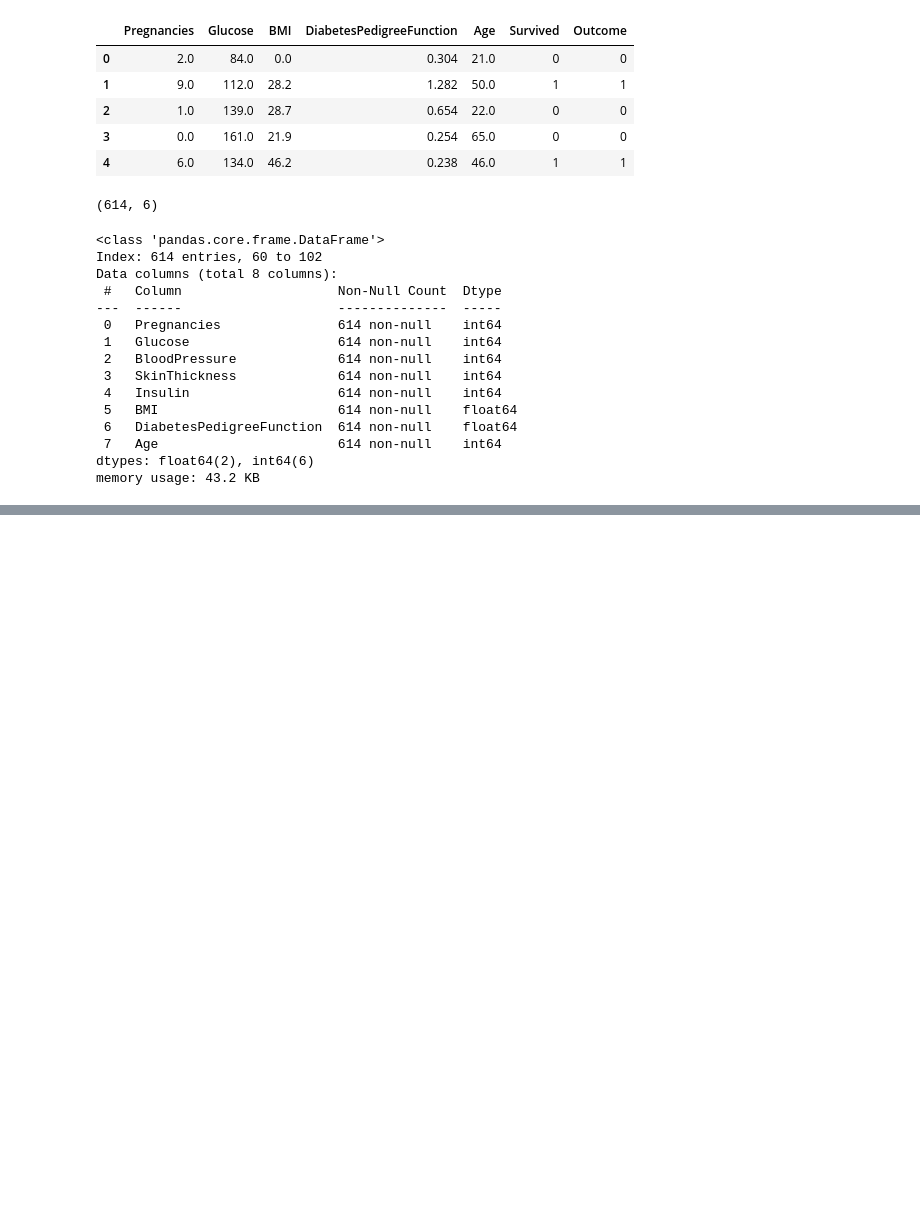
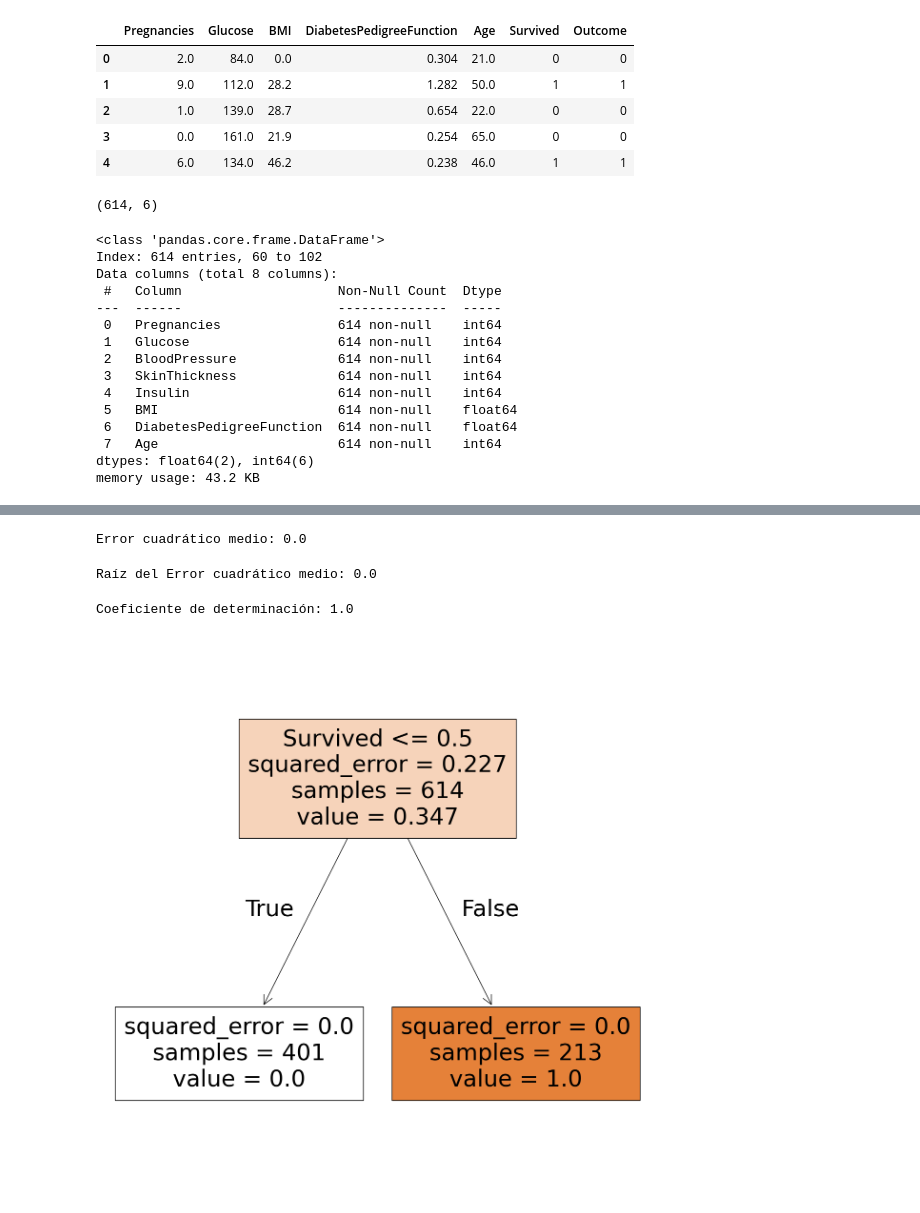
Before and after one commit to emilceinfante/Arboles_decision, a Jupyter notebook: src/explore.ipynb, the cells around one changed output, grey strips where cells are left out. Drawn from its saved outputs; the diff is of its cells as text; code cells hidden in the pictures; blank space fills up the shorter version.

```diff
--- a/src/explore.ipynb
+++ b/src/explore.ipynb
@@ -392,0 +397,5 @@ y_test = test_data["Outcome"]
+# %%
+from sklearn.tree import DecisionTreeRegressor
+
+model = DecisionTreeRegressor()
+model.fit(X_train, y_train)
@@ -392,0 +420,26 @@ y_test = test_data["Outcome"]
+# %%
+from sklearn.metrics import mean_squared_error
+
+print(f"Error cuadrático medio: {mean_squared_error(y_test, y_pred)}")
+# %% [output]
+Error cuadrático medio: 0.0
+# %%
+import numpy as np
+print(f"Raíz del Error cuadrático medio: {np.sqrt(mean_squared_error(y_test, y_pred))}")
+# %% [output]
+Raíz del Error cuadrático medio: 0.0
+# %%
+from sklearn.metrics import r2_score
+print(f"Coeficiente de determinación: {r2_score(y_test, y_pred)}")
+# %% [output]
+Coeficiente de determinación: 1.0
+# %%
+# Visual
+import matplotlib.pyplot as plt
+from sklearn import tree
+fig = plt.figure(figsize=(15,15))
+tree.plot_tree(model, feature_names = list(X_train.columns), filled = True)
+
+plt.show()
+# %% [output]
+[figure, added]
```
Also changed, not shown: parts of 4 cells of this notebook.
